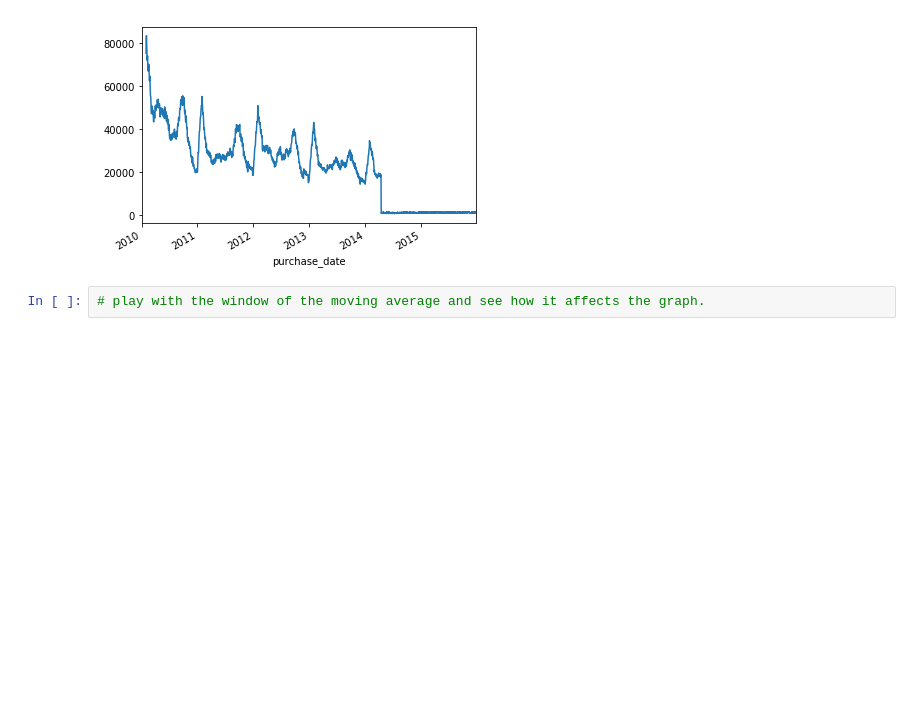
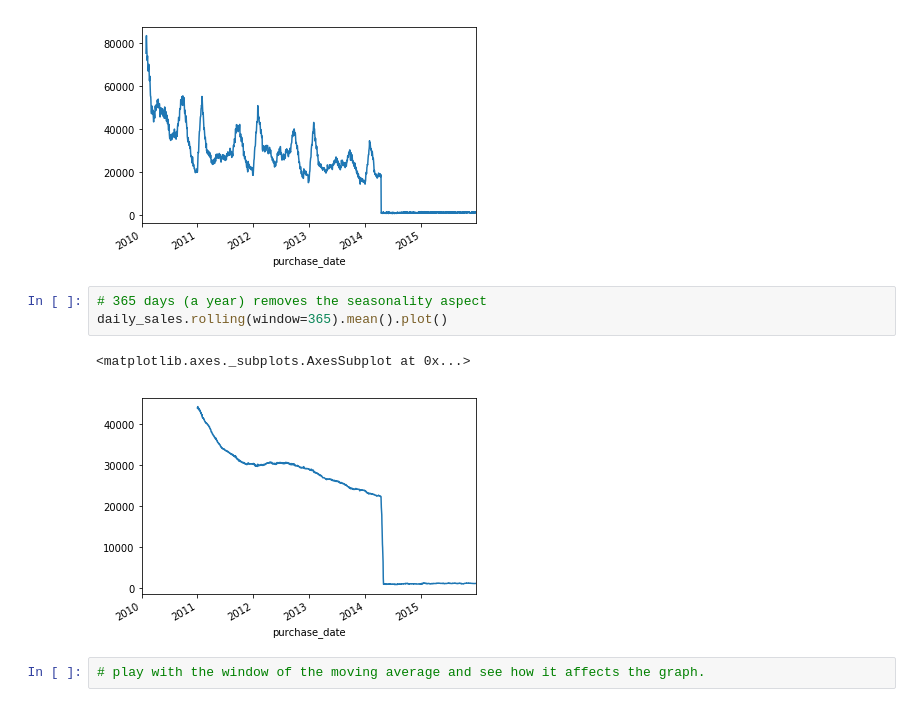
Before and after one commit to Rsaphra/nyc-mhtn-ds-082619-lectures, a Jupyter notebook: Mod_6/Time_Series/Intro_Time_Series.ipynb, the cells around one changed output. Drawn from its saved outputs; the diff is of its cells as text; blank space fills up the shorter version.

```diff
--- a/Mod_6/Time_Series/Intro_Time_Series.ipynb
+++ b/Mod_6/Time_Series/Intro_Time_Series.ipynb
@@ -235,6 +232,12 @@ daily_sales.rolling(window=30).mean().plot()
 # %% [output]
 <matplotlib.axes._subplots.AxesSubplot at 0x...>
 [figure]
+# %%
+# 365 days (a year) removes the seasonality aspect
+daily_sales.rolling(window=365).mean().plot()
+# %% [output]
+<matplotlib.axes._subplots.AxesSubplot at 0x...>
+[figure, added]
 # %%
 # play with the window of the moving average and see how it affects the graph.
 # %%
```
Also changed, not shown: parts of 11 cells of this notebook.
